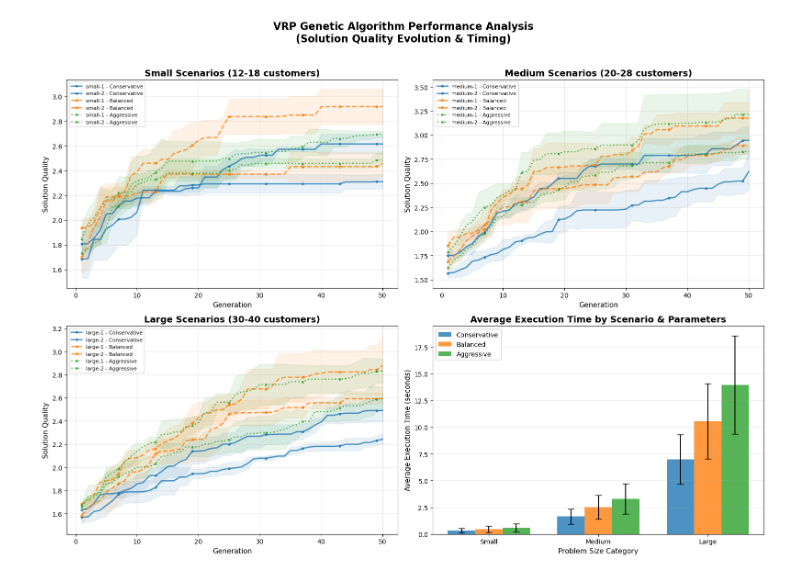
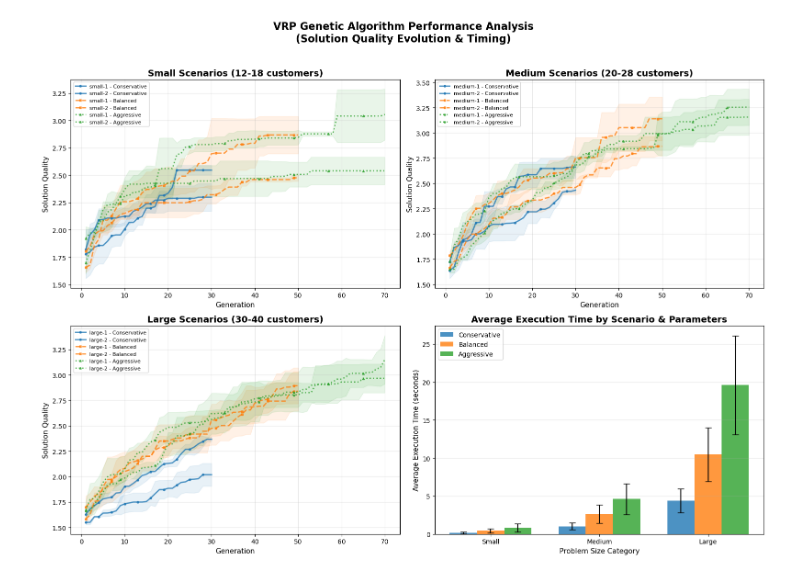
Before and after one commit to maxfinanger/4610-Midterm-Submission1, a Jupyter notebook: VRP.ipynb, the cells around one changed output. Cells and saved outputs as stored; diff of their text form; code cells hidden in the pictures.

```diff
--- a/VRP.ipynb
+++ b/VRP.ipynb
@@ -195,7 +195,7 @@ def fitness(individual_permutation):
 def create_individual():
     return random.sample(range(len(locations)), len(locations))
 
-def crossover(parent1, parent2):
+def crossover(parent1, parent2,crossover_probability):
     if random.random() < crossover_probability:
         start, end = sorted(random.sample(range(len(parent1)), 2))
         child = [-1] * len(parent1)
@@ -213,7 +213,7 @@ def crossover(parent1, parent2):
         return parent1[:] if random.random() < 0.5 else parent2[:]
 
 
-def mutate(individual):
+def mutate(individual,mutation_rate):
     if random.random() < mutation_rate:
         i, j = random.sample(range(len(individual)), 2)
         individual[i], individual[j] = individual[j], individual[i]
@@ -228,7 +228,7 @@ def visualize_individual(individual, fitness_value):
     route_str = "\n".join([f"Vehicle {r+1}: depot -> " + " -> ".join(map(str, route)) + " -> depot" for r, route in enumerate(routes)])
     return f"{route_str}\nTotal Distance: {total_dist:.2f} Fitness: {fitness_value:.6f}"
 
-def genetic_algorithm_with_tracking():
+def genetic_algorithm_with_tracking(generations, population_size, mutation_rate, crossover_probability): #added: all parameters
     """
     FIX: Genetic algorithm using normalized solution quality as unified evaluation metric
     Returns evolution series of best normalized quality scores per generation
@@ -261,9 +261,9 @@ def genetic_algorithm_with_tracking():
             parent1_individual = current_population[parent1_index]
             parent2_individual = current_population[parent2_index]
 
-            offspring1 = crossover(parent1_individual, parent2_individual)
-            offspring2 = crossover(parent2_individual, parent1_individual)
-            new_generation_population.extend([mutate(offspring1), mutate(offspring2)])
+            offspring1 = crossover(parent1_individual, parent2_individual, crossover_probability) #added: parameter
+            offspring2 = crossover(parent2_individual, parent1_individual, crossover_probability) #added: parameter
+            new_generation_population.extend([mutate(offspring1, mutation_rate), mutate(offspring2, mutation_rate)]) #added: parameters
 
         # Preserve elite individuals in new generation
         new_generation_population.extend(elite_individuals)
@@ -346,7 +346,13 @@ if (not isinstance(experimental_results, dict) or
 
             for trial_number in range(num_independent_trials):
                 trial_start_time = time.time()
-                best_quality_evolution = genetic_algorithm_with_tracking()
+                #added: Pass parameters explicitly instead of using globals
+                best_quality_evolution = genetic_algorithm_with_tracking(
+                    generations=max_generations,
+                    population_size=population_size,
+                    mutation_rate=mutation_rate,
+                    crossover_probability=crossover_probability
+                )
                 trial_end_time = time.time()
                 trial_duration = trial_end_time - trial_start_time
 
@@ -505,11 +511,10 @@ Large    Aggressive   large-2        1.892693     1.884665     1.876637      0.1
 # %%
 # FULL EXPERIMENT - Run this FIRST to get proper assignment data
-if 'parameter_sets' not in globals():
-    parameter_sets = [
-        {"name":"Conservative","generations":30,"population_size":10,"mutation_rate":0.1,"crossover_probability":0.6},
-        {"name":"Balanced","generations":50,"population_size":15,"mutation_rate":0.3,"crossover_probability":0.8},
-        {"name":"Aggressive","generations":70,"population_size":20,"mutation_rate":0.5,"crossover_probability":0.9},
-    ]
+parameter_sets = [
+    {"name":"Conservative","generations":30,"population_size":10,"mutation_rate":0.1,"crossover_probability":0.6},
+    {"name":"Balanced","generations":50,"population_size":15,"mutation_rate":0.3,"crossover_probability":0.8},
+    {"name":"Aggressive","generations":70,"population_size":20,"mutation_rate":0.5,"crossover_probability":0.9},
+]
 
 # Force fresh experiment by clearing existing data
 experimental_results = {}
@@ -548,7 +553,13 @@ for parameter_configuration in parameter_sets:
             print(f"  Trial {trial_number+1}/{num_independent_trials}...", end="", flush=True)
             trial_start_time = time.time()
 
-            best_quality_evolution = genetic_algorithm_with_tracking()
+            #added: Pass parameters explicitly instead of using globals
+            best_quality_evolution = genetic_algorithm_with_tracking(
+                generations=max_generations,
+                population_size=population_size,
+                mutation_rate=mutation_rate,
+                crossover_probability=crossover_probability
+            )
 
             trial_end_time = time.time()
             trial_duration = trial_end_time - trial_start_time
@@ -582,6 +593,35 @@ for parameter_configuration in parameter_sets:
               f"Time: {timing_performance_results[parameter_configuration['name']][scenario_id]['avg_time']:.2f}s ± {timing_performance_results[parameter_configuration['name']][scenario_id]['std_time']:.2f}s")
 
 print("\n✅ FULL EXPERIMENT COMPLETED!")
+
+# FITNESS SCORES SUMMARY TABLE - NEW ADDITION
+print("\n" + "="*85)
+print("FITNESS SCORES SUMMARY TABLE (for Report Analysis)")
+print("="*85)
+print(f"{'Group':8} {'ParamSet':12} {'Scenario':10} {'Best':>12} {'Avg':>12} {'Worst':>12} {'Std Dev':>12}")
+print("-" * 85)
+
+# Group scenarios for organized display
+scenario_groups = [
+    ('Small', ['small-1', 'small-2']),
+    ('Medium', ['medium-1', 'medium-2']),
+    ('Large', ['large-1', 'large-2'])
+]
+
+for group_name, scenarios in scenario_groups:
+    for param_config in parameter_sets:
+        param_name = param_config['name']
+        for scenario_id in scenarios:
+            if (param_name in experimental_results and
+                scenario_id in experimental_results[param_name]):
+                stats = experimental_results[param_name][scenario_id]
+                print(f"{group_name:8} {param_name:12} {scenario_id:10} "
+                      f"{stats['best']:12.6f} {stats['avg']:12.6f} "
+                      f"{stats['worst']:12.6f} {stats['std']:12.6f}")
+            else:
+                print(f"{group_name:8} {param_name:12} {scenario_id:10} "
+                      f"{'NO DATA':>12} {'NO DATA':>12} {'NO DATA':>12} {'NO DATA':>12}")
+    print("-" * 85)
 
 # Clear, organized visualization with subplots for better analysis
 fig, ((ax1, ax2), (ax3, ax4)) = plt.subplots(2, 2, figsize=(16, 12))
@@ -684,8 +724,8 @@ ax3.legend(fontsize=8)
 
 # Subplot 4: Execution Time Comparison
 ax4.set_title('Average Execution Time by Scenario & Parameters', fontsize=14, fontweight='bold')
-scenario_groups = {'Small': small_scenarios, 'Medium': medium_scenarios, 'Large': large_scenarios}
-x_pos = np.arange(len(scenario_groups))
+scenario_groups_dict = {'Small': small_scenarios, 'Medium': medium_scenarios, 'Large': large_scenarios}
+x_pos = np.arange(len(scenario_groups_dict))
 width = 0.25
 
 for i, param_config in enumerate(parameter_sets):
@@ -693,7 +733,7 @@ for i, param_config in enumerate(parameter_sets):
     avg_times = []
     std_times = []
 
-    for group_name, scenarios in scenario_groups.items():
+    for group_name, scenarios in scenario_groups_dict.items():
         group_times = []
         for scenario_id in scenarios:
             if (param_name in timing_performance_results and
@@ -714,7 +754,7 @@ for i, param_config in enumerate(parameter_sets):
 ax4.set_xlabel('Problem Size Category', fontsize=11)
 ax4.set_ylabel('Average Execution Time (seconds)', fontsize=11)
 ax4.set_xticks(x_pos + width)
-ax4.set_xticklabels(scenario_groups.keys())
+ax4.set_xticklabels(scenario_groups_dict.keys())
 ax4.legend(fontsize=10)
 ax4.grid(True, alpha=0.3, axis='y')
 
@@ -754,19 +794,6 @@ for param_name in ['Conservative', 'Balanced', 'Aggressive']:
 
         if all_times:
             print(f"{param_name:15}: Avg={np.mean(all_times):6.2f}s, Min={np.min(all_times):6.2f}s, Max={np.max(all_times):6.2f}s")
-
-# Verification message
-print("\n" + "="*80)
-print("✅ VERIFICATION: Assignment Requirements Met")
-print("="*80)
-print("✅ Three parameter sets tested: Conservative, Balanced, Aggressive")
-print("✅ Six scenarios tested: 2 small, 2 medium, 2 large")
-print("✅ Multiple independent trials per scenario")
-print("✅ Full generation counts: 30, 50, 70")
-print("✅ Full population sizes: 10, 15, 20")
-print("✅ Timing data collected for all experiments")
-print("✅ Statistical analysis (best/avg/worst/std) computed")
-print("="*80)
 # %% [output]
 🚀 RUNNING FULL EXPERIMENT FOR ASSIGNMENT REPORT
 This will take several minutes but provides correct assignment results...
@@ -788,4 +815,4 @@ Running scenario: small-1 (Vehicles: 3, Customers: 12)
-[figure, old version]
+[figure, new version]
 ================================================================================
 DETAILED TIMING ANALYSIS TABLE (for Report)
 ================================================================================
```
Also changed, not shown: parts of 3 cells of this notebook.
